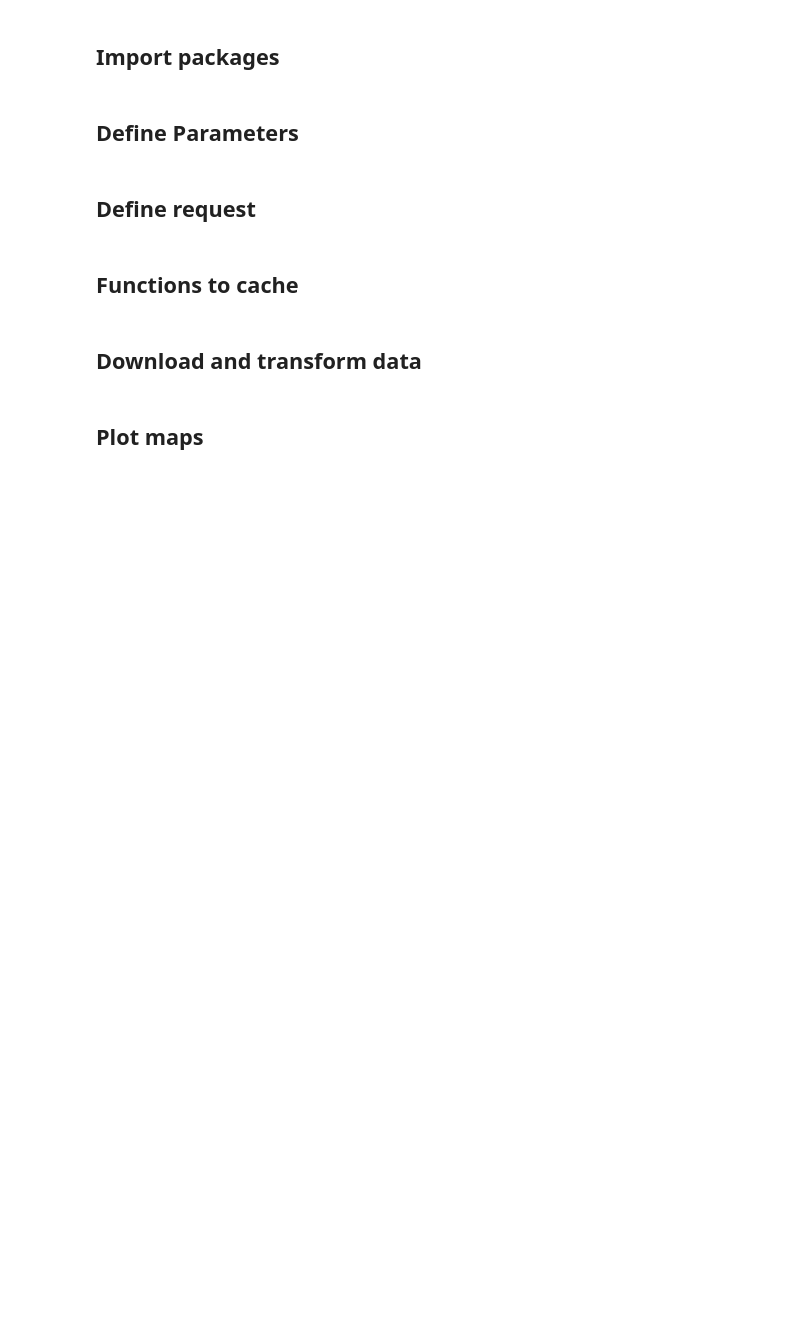
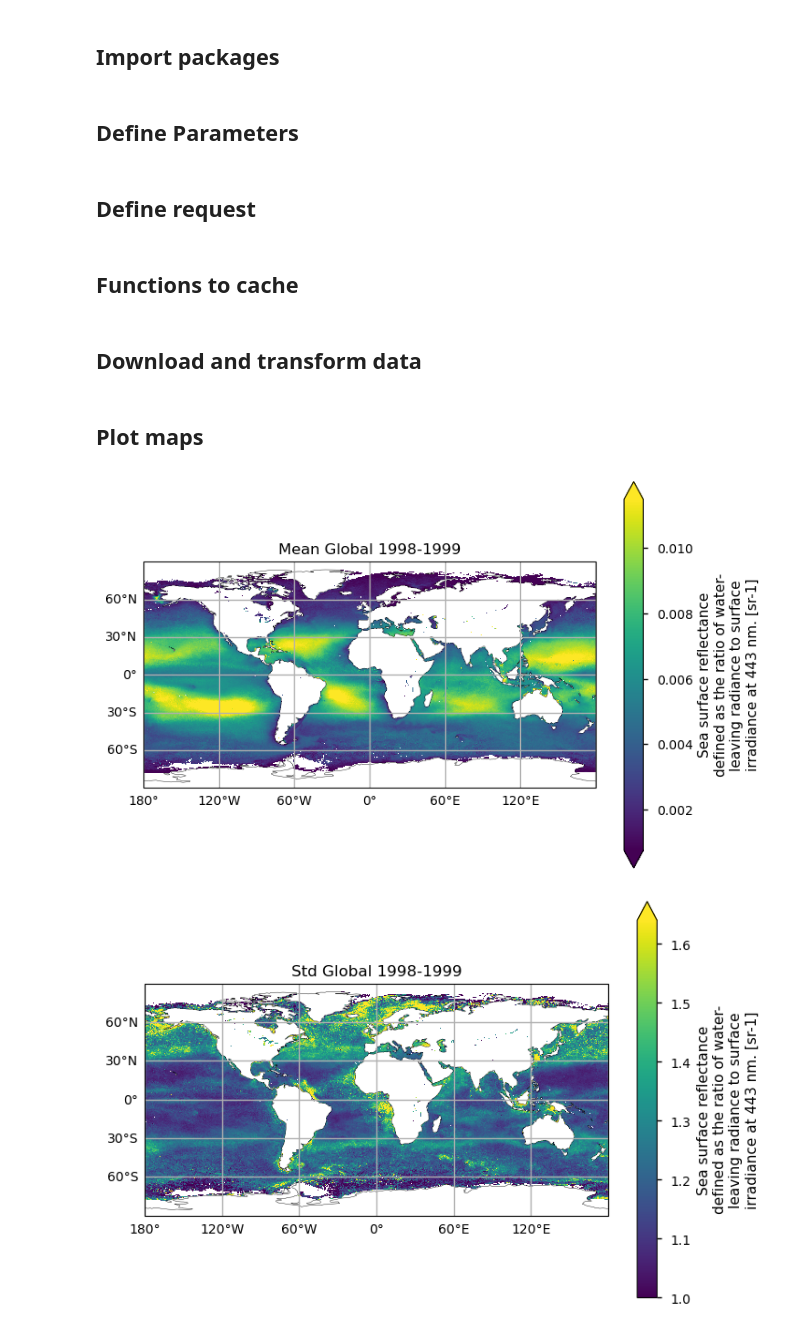
Before and after one commit to bopen/c3s-eqc-toolbox-template, a Jupyter notebook: notebooks/wp5/WIP_ocean_color_reflectance.ipynb, the cells around one changed output. Cells and saved outputs as stored; diff of their text form; code cells hidden in the pictures; blank space fills up the shorter version.

```diff
--- a/notebooks/wp5/WIP_ocean_color_reflectance.ipynb
+++ b/notebooks/wp5/WIP_ocean_color_reflectance.ipynb
@@ -101,18 +101,21 @@ da = xr.concat([da_mean, da_std], "reduction")
 # %%
 for da_to_plot in [da, da_year]:
     for region, regionalise_kwargs in regions.items():
         da_region = utils.regionalise(da_to_plot, **regionalise_kwargs)
         for reduction, da_reduction in da_region.groupby("reduction"):
             plot.projected_map(
                 da_reduction,
                 col="year" if "year" in da_to_plot.dims else None,
                 robust=True,
                 show_stats=False,
             )
-            title = [reduction, region, f"{year_start}-{year_stop}"]
+            title = [reduction.capitalize(), region, f"{year_start}-{year_stop}"]
             if "year" in da_to_plot.dims:
                 title.append("yearly")
-            title = " ".join(title).title()
+            title = " ".join(title)
             plt.suptitle(title) if "year" in da_to_plot.dims else plt.title(title)
             plt.savefig(title.replace(" ", "_").lower() + ".png")
             plt.show()
+# %% [output]
+[figure, added]
+[figure, added]
```
Also changed, not shown: parts of 1 cell of this notebook.
